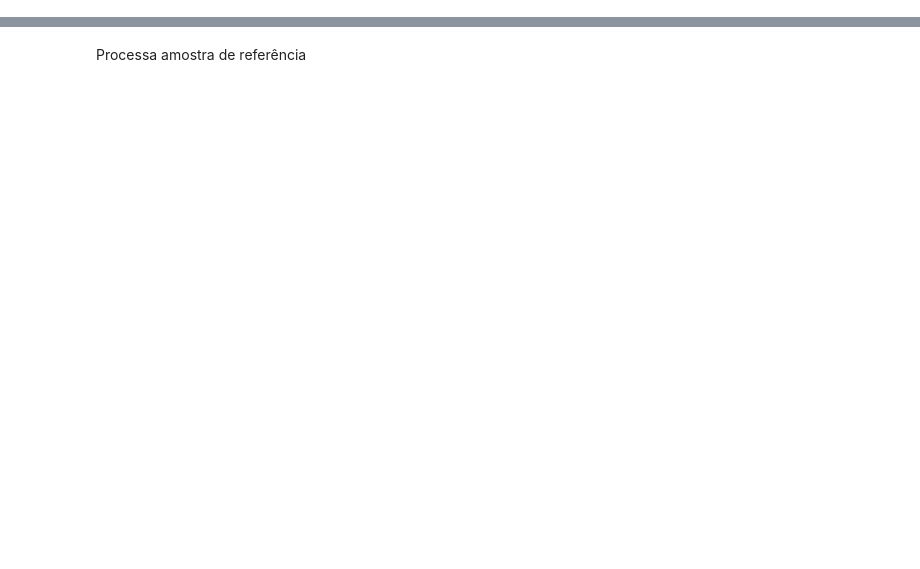
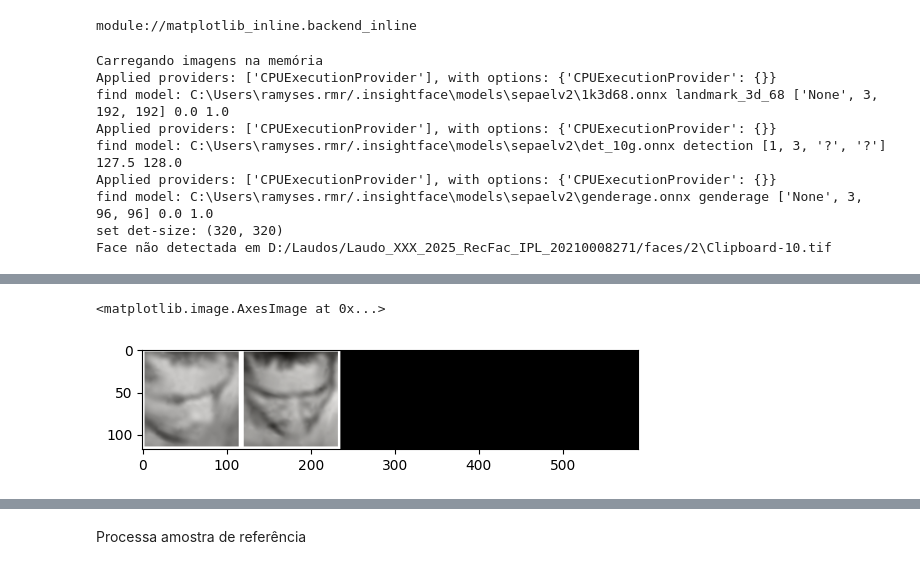
Before and after one commit to ramyses-rodrigues/forensicface, a Jupyter notebook: Untitled-1.ipynb, the cells around one changed output, grey strips where cells are left out. Drawn from its saved outputs; the diff is of its cells as text; code cells hidden in the pictures; blank space fills up the shorter version.

```diff
--- a/Untitled-1.ipynb
+++ b/Untitled-1.ipynb
@@ -1,4 +1,21 @@
 # %%
+# %matplotlib inline
+# import matplotlib_inline
+# import matplotlib
+# matplotlib.use('tkagg', force=True)        # Agg rendering to a Tk canvas
+#matplotlib.use('wxcairo', force=True)      # Cairo rendering to a wxWidgets canvas
+#matplotlib.use('wxagg', force=True)        # Agg rendering to a wxWidgets canvas
+# matplotlib.use('webagg', force=True)        # On show() will start a tornado server with an interactive figure.
+
+#matplotlib.use('qt5cairo', force=True)     # Cairo rendering to a Qt5 canvas
+#matplotlib.use('qt5agg', force=True)       # Agg rendering to a Qt5 canvas
+
+import matplotlib.pyplot as plt
+print(plt.get_backend())
+
+import tkinter as tk
+from tkinter import filedialog, messagebox
+from tkinter.messagebox import showinfo
 from math import e
 import lir
 import seaborn as sns
@@ -11,9 +28,11 @@ import pickle
 import os
 from glob import glob
 from PIL import Image
-import matplotlib.pyplot as plt
+
 import cv2
 from forensicface.app import ForensicFace
+# %% [output]
+module://matplotlib_inline.backend_inline
 # %%
 #@jit(nopython=True)
 def cosine(x,y):
@@ -50,0 +63,47 @@ def week(i):
+# %%
+print(f'Carregando imagens na memória')
+
+ff = ForensicFace(model='sepaelv2', det_size=320, use_gpu=True, gpu=0, extended=True)
+
+
+dirP = 'D:/Laudos/Laudo_XXX_2025_RecFac_IPL_20210008271/faces/1'
+# dirP = filedialog.askdirectory(title='Selecione diretório com imagens padrão')
+assert len(dirP) > 0, 'Não foi selecionada nenhum diretório padrão!'
+
+dirQ = 'D:/Laudos/Laudo_XXX_2025_RecFac_IPL_20210008271/faces/2'
+# dirQ = filedialog.askdirectory(title='Selecione diretório com imagens questionadas')
+assert len(dirQ) > 0, 'Não foi selecionada nenhum diretório questionado!'
+
+arquivos_padroes = glob(f'{dirP}/*')
+arquivos_padroes
+
+arquivos_questionados = glob(f'{dirQ}/*')
+arquivos_questionados
+
+arquivos_mosaico = arquivos_questionados
+
+d = {}
+for p in arquivos_mosaico:
+    ret = ff.process_image_multiple_faces(p)
+    if len(ret) == 0:
+        print(f"Face não detectada em {p}")
+        break
+    elif len(ret) > 1:
+        print(f"Mais de uma face detectada em {p}")
+        break
+    else:
+        key = os.path.basename(p)
+        d[key] = ret[0]
+
+mosaico_padroes = ff.build_mosaic(arquivos_mosaico, mosaic_shape=(5,1),save_to="mosaico_padroes.png")
+plt.imshow(cv2.cvtColor(mosaico_padroes,cv2.COLOR_BGR2RGB))
+# %% [output]
+Carregando imagens na memória
+Applied providers: ['CPUExecutionProvider'], with options: {'CPUExecutionProvider': {}}
+find model: C:\Users\ramyses.rmr/.insightface\models\sepaelv2\1k3d68.onnx landmark_3d_68 ['None', 3, 192, 192] 0.0 1.0
+Applied providers: ['CPUExecutionProvider'], with options: {'CPUExecutionProvider': {}}
+find model: C:\Users\ramyses.rmr/.insightface\models\sepaelv2\det_10g.onnx detection [1, 3, '?', '?'] 127.5 128.0
+Applied providers: ['CPUExecutionProvider'], with options: {'CPUExecutionProvider': {}}
+find model: C:\Users\ramyses.rmr/.insightface\models\sepaelv2\genderage.onnx genderage ['None', 3, 96, 96] 0.0 1.0
+set det-size: (320, 320)
+Face não detectada em D:/Laudos/Laudo_XXX_2025_RecFac_IPL_20210008271/faces/2\Clipboard-10.tif
@@ -51 +112,3 @@ def week(i):
+<matplotlib.image.AxesImage at 0x...>
+[figure, added]
 # %%
```
Also changed, not shown: parts of 8 cells of this notebook, 2 other files.
